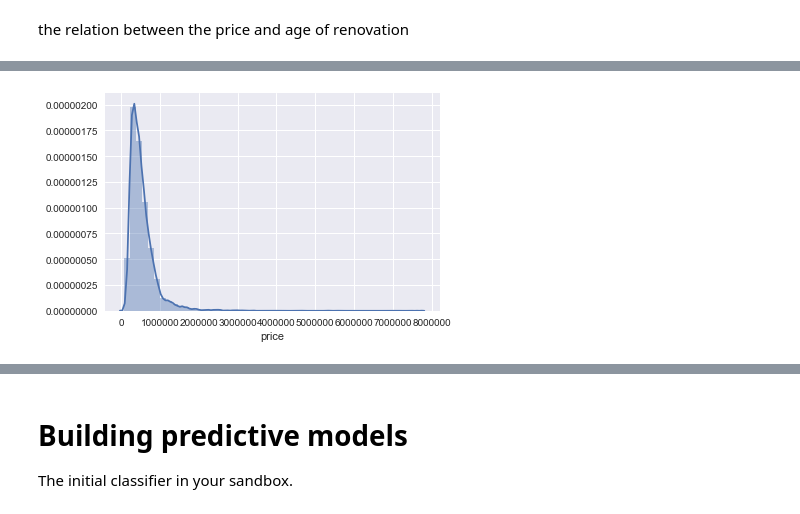
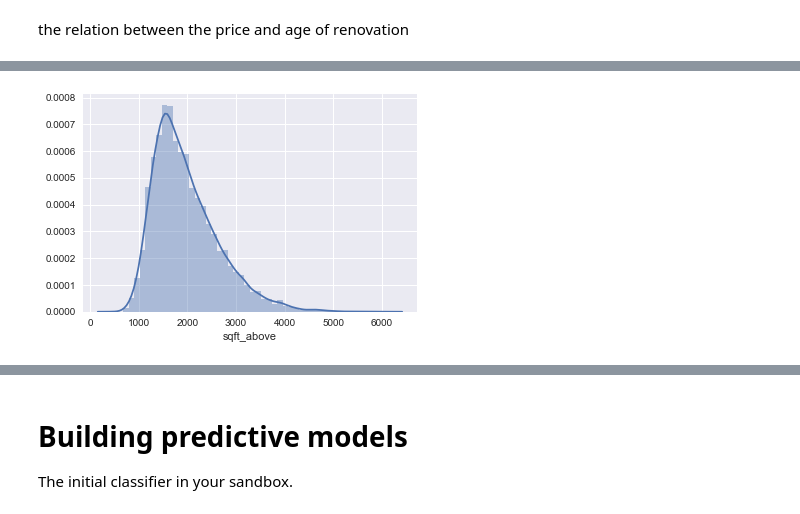
Before and after one commit to Slownite/mini_projet, a Jupyter notebook: houseprice_starting_kit/README.ipynb, the cells around one changed output, grey strips where cells are left out. Drawn from its saved outputs; the diff is of its cells as text; code cells hidden in the pictures.

```diff
--- a/houseprice_starting_kit/README.ipynb
+++ b/houseprice_starting_kit/README.ipynb
@@ -162,4 +162,4 @@ XY.describe()
 # %%
-visu.histogramme_val(XY, "price")
+visu.histogramme_val(XY, "sqft_above")
 # %% [output]
-[figure, old version]
+[figure, new version]
```
Also changed, not shown: parts of 4 cells of this notebook, 3 other files.
